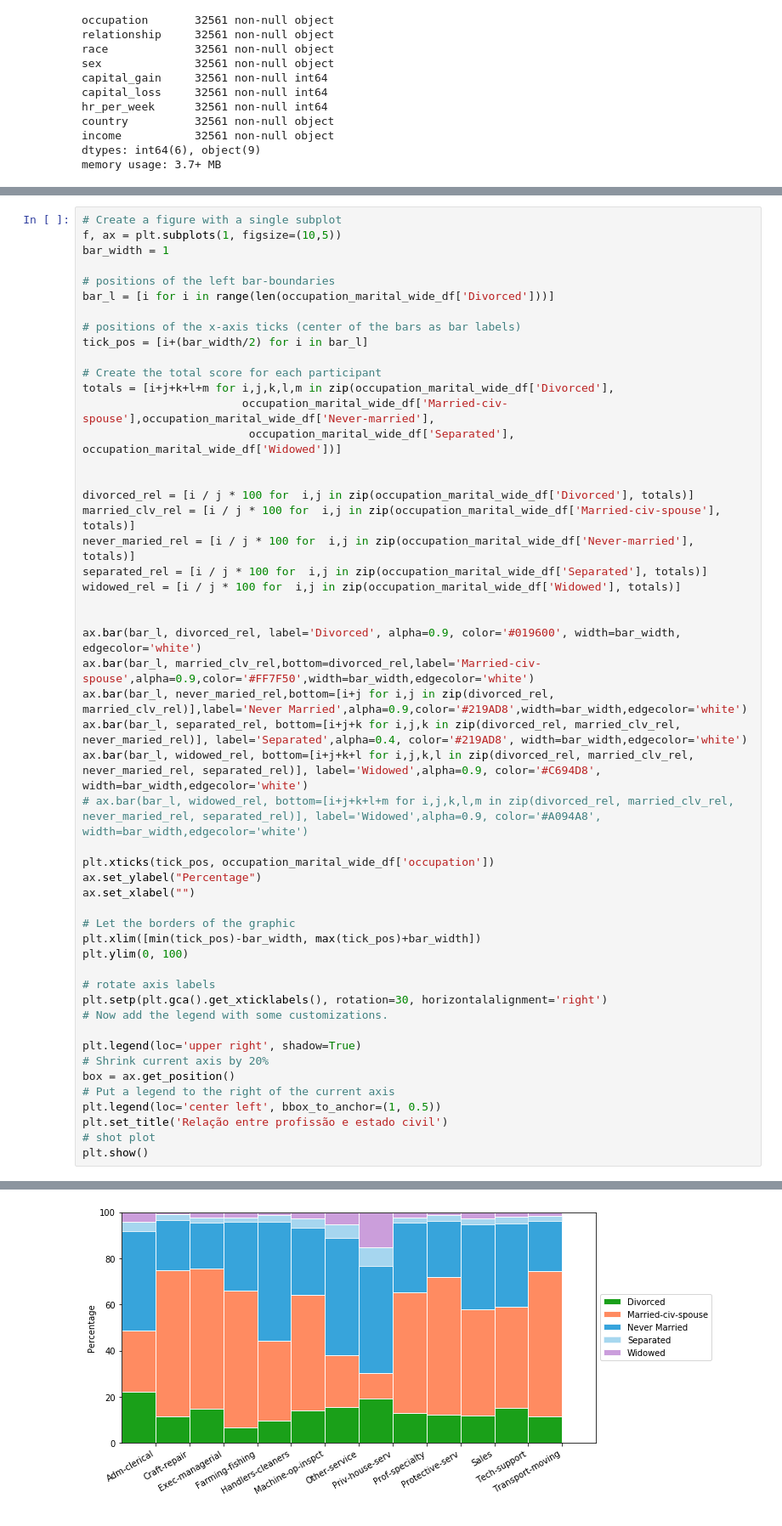
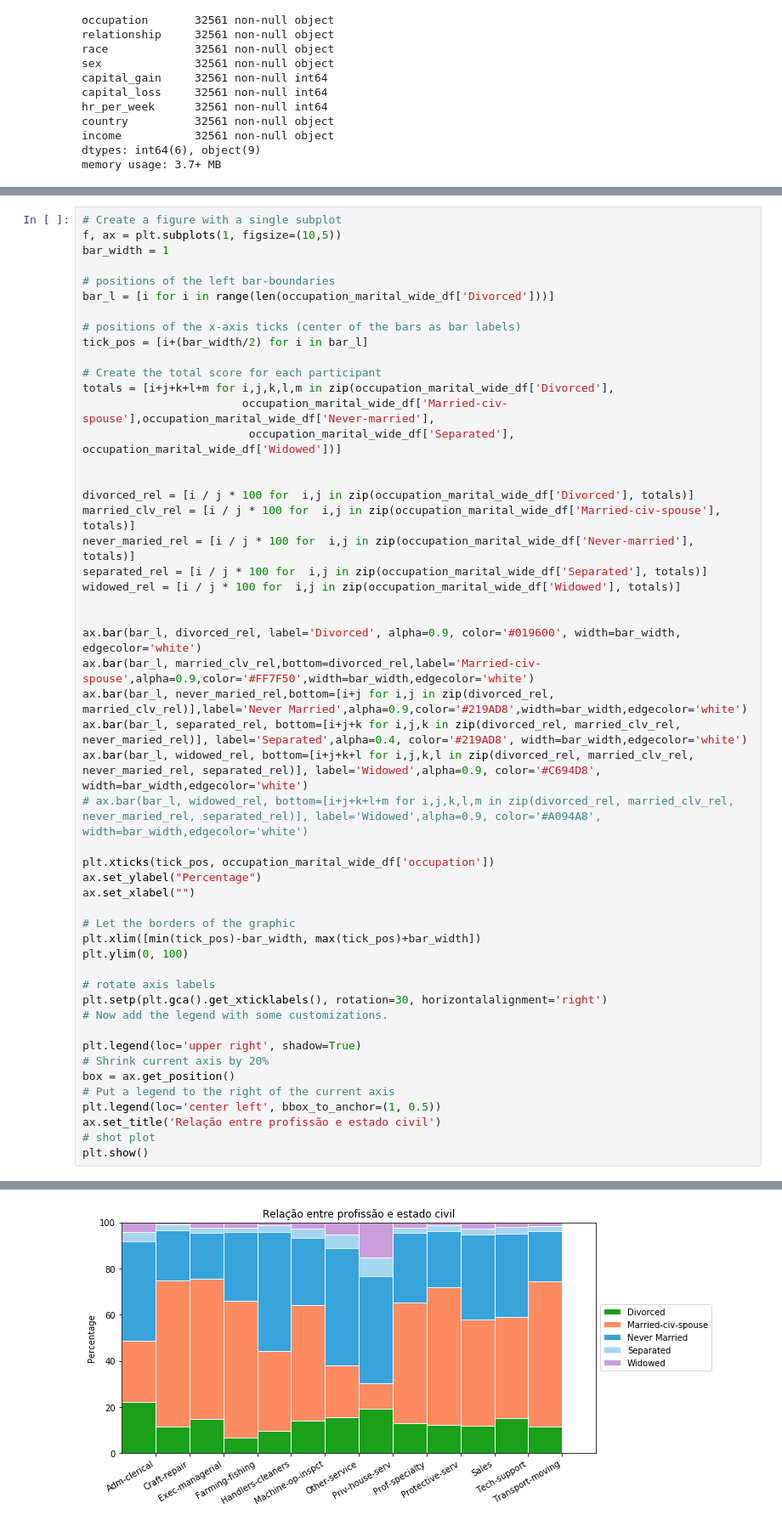
Before and after one commit to leotok/INF1032, a Jupyter notebook: exerc4-leo.ipynb, the cells around one changed output, grey strips where cells are left out. Shown: that part at 85% size. Drawn from its saved outputs; the diff is of its cells as text.

```diff
--- a/exerc4-leo.ipynb
+++ b/exerc4-leo.ipynb
@@ -159,7 +159,7 @@ plt.legend(loc='upper right', shadow=True)
 box = ax.get_position()
 # Put a legend to the right of the current axis
 plt.legend(loc='center left', bbox_to_anchor=(1, 0.5))
-plt.set_title('Relação entre profissão e estado civil')
+ax.set_title('Relação entre profissão e estado civil')
 # shot plot
 plt.show()
 # %% [output]
@@ -167 +166 @@ TypeError: 'str' object is not callable
-[figure, old version]
+[figure, new version]
```
Also changed, not shown: parts of 1 cell of this notebook.
